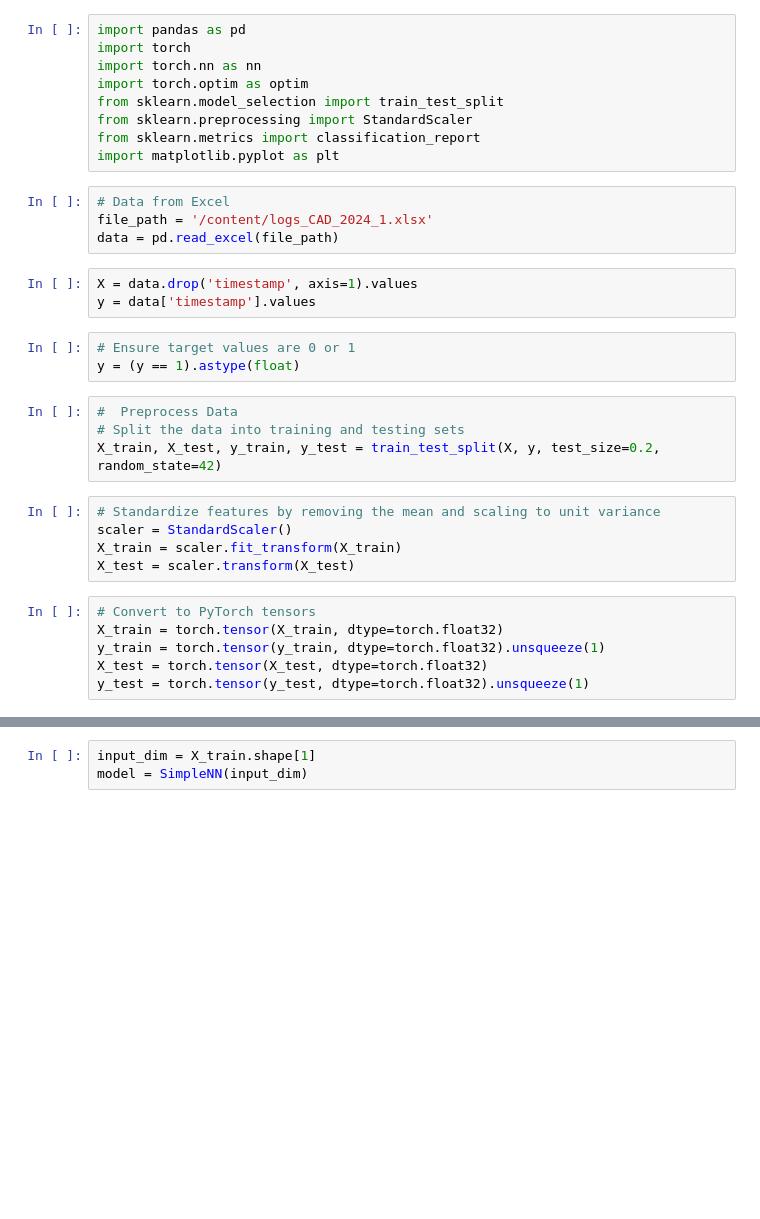
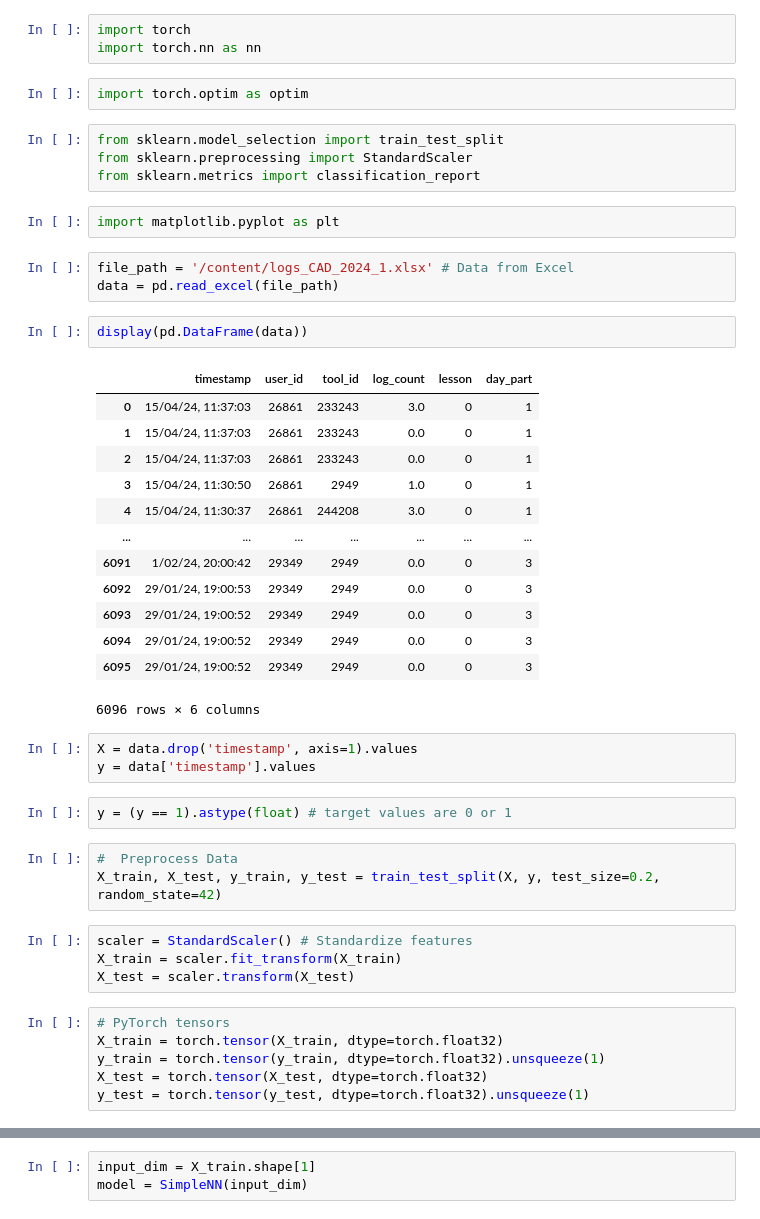
Before and after one commit to eeolga/deep, a Jupyter notebook: Logs_data1_model_training_.ipynb, the cells around one changed output, grey strips where cells are left out. Drawn from its saved outputs; the diff is of its cells as text; blank space fills up the shorter version.

Commit message:
Logs_data1_model_training

```diff
--- a/Logs_data1_model_training_.ipynb
+++ b/Logs_data1_model_training_.ipynb
@@ -3,33 +5,47 @@
+# %%
+import torch
+import torch.nn as nn
+# %%
+import torch.optim as optim
 # %%
-import pandas as pd
-import torch
-import torch.nn as nn
-import torch.optim as optim
 from sklearn.model_selection import train_test_split
 from sklearn.preprocessing import StandardScaler
 from sklearn.metrics import classification_report
-import matplotlib.pyplot as plt
+# %%
+import matplotlib.pyplot as plt
 # %%
-# Data from Excel
-file_path = '/content/logs_CAD_2024_1.xlsx'
+file_path = '/content/logs_CAD_2024_1.xlsx' # Data from Excel
 data = pd.read_excel(file_path)
+# %%
+display(pd.DataFrame(data))
+# %% [output]
+|  | timestamp | user_id | tool_id | log_count | lesson | day_part |
+| 0 | 15/04/24, 11:37:03 | 26861 | 233243 | 3.0 | 0 | 1 |
+| 1 | 15/04/24, 11:37:03 | 26861 | 233243 | 0.0 | 0 | 1 |
+| 2 | 15/04/24, 11:37:03 | 26861 | 233243 | 0.0 | 0 | 1 |
+| 3 | 15/04/24, 11:30:50 | 26861 | 2949 | 1.0 | 0 | 1 |
+| 4 | 15/04/24, 11:30:37 | 26861 | 244208 | 3.0 | 0 | 1 |
+| ... | ... | ... | ... | ... | ... | ... |
+| 6091 | 1/02/24, 20:00:42 | 29349 | 2949 | 0.0 | 0 | 3 |
+| 6092 | 29/01/24, 19:00:53 | 29349 | 2949 | 0.0 | 0 | 3 |
+| 6093 | 29/01/24, 19:00:52 | 29349 | 2949 | 0.0 | 0 | 3 |
+| 6094 | 29/01/24, 19:00:52 | 29349 | 2949 | 0.0 | 0 | 3 |
+| 6095 | 29/01/24, 19:00:52 | 29349 | 2949 | 0.0 | 0 | 3 |
+6096 rows × 6 columns
 # %%
 X = data.drop('timestamp', axis=1).values
 y = data['timestamp'].values
 # %%
-# Ensure target values are 0 or 1
-y = (y == 1).astype(float)
+y = (y == 1).astype(float) # target values are 0 or 1
 # %%
 #  Preprocess Data
-# Split the data into training and testing sets
 X_train, X_test, y_train, y_test = train_test_split(X, y, test_size=0.2, random_state=42)
 # %%
-# Standardize features by removing the mean and scaling to unit variance
-scaler = StandardScaler()
+scaler = StandardScaler() # Standardize features
 X_train = scaler.fit_transform(X_train)
 X_test = scaler.transform(X_test)
 # %%
-# Convert to PyTorch tensors
+# PyTorch tensors
 X_train = torch.tensor(X_train, dtype=torch.float32)
 y_train = torch.tensor(y_train, dtype=torch.float32).unsqueeze(1)
 X_test = torch.tensor(X_test, dtype=torch.float32)
```
Also changed, not shown: parts of 44 cells of this notebook.
